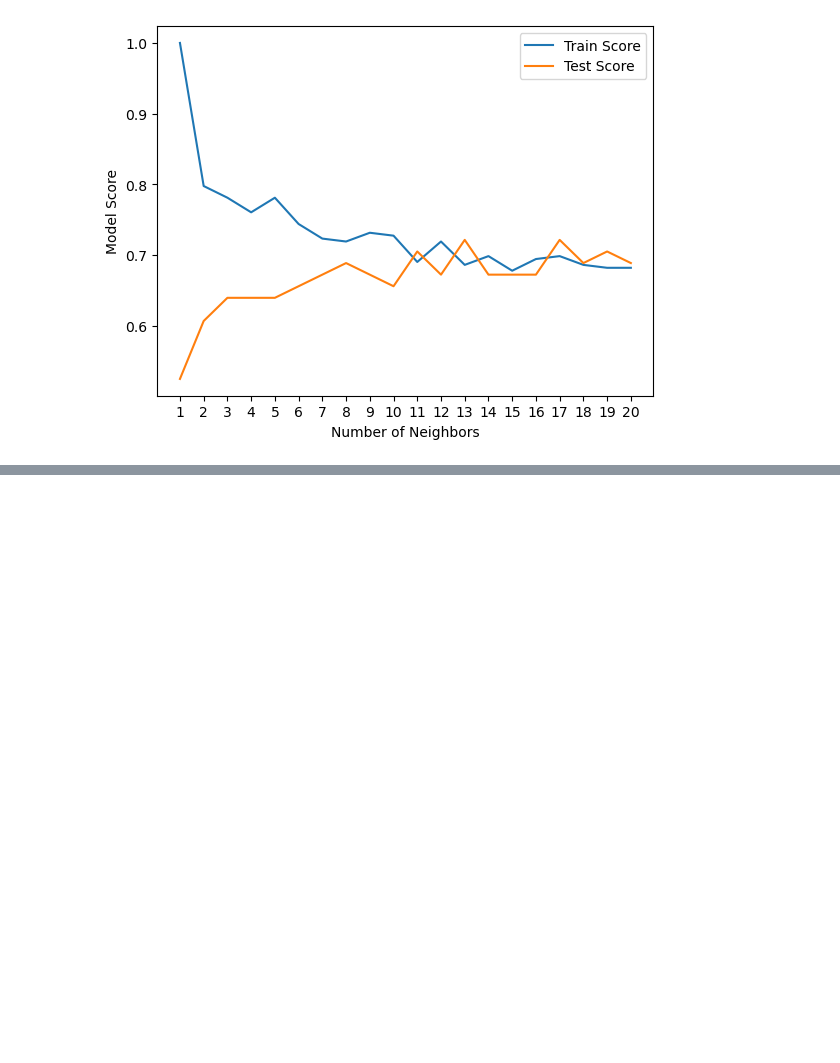
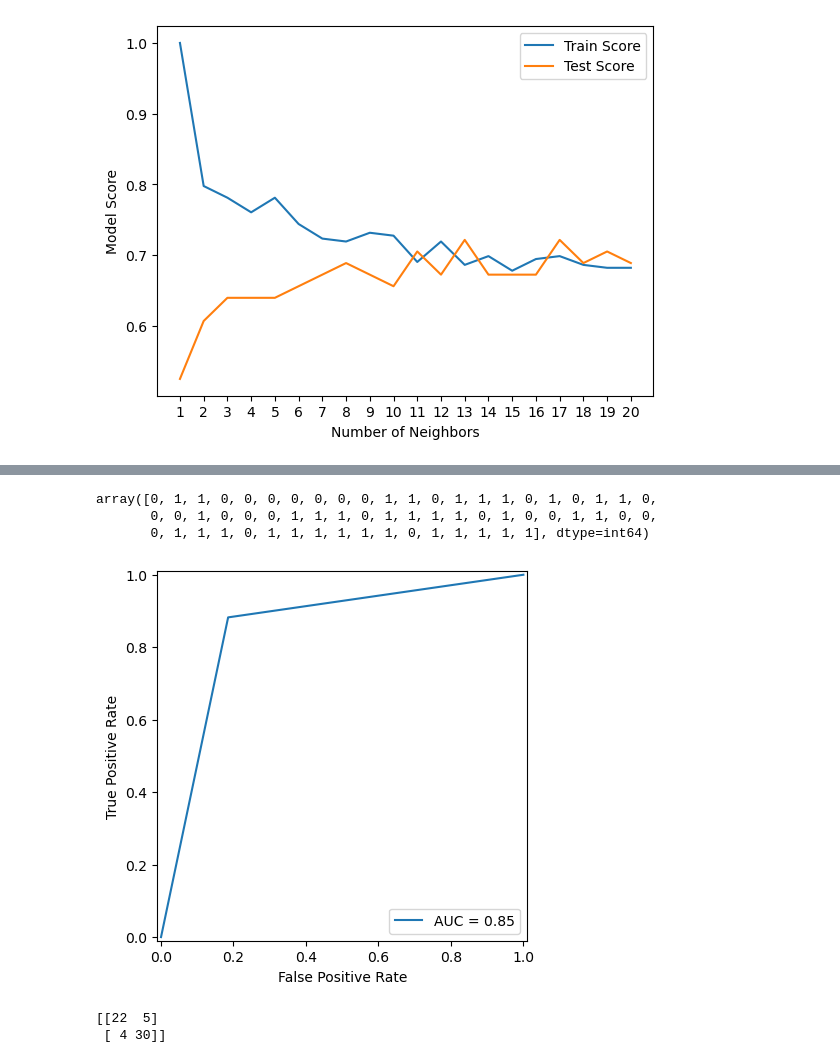
Before and after one commit to dnhan1707/heart_disease_prediction_proj, a Jupyter notebook: heart_prediction_model.ipynb, the cells around one changed output, grey strips where cells are left out. Saved outputs shown, nothing was run; the diff lists cells and outputs as text; code cells hidden in the pictures; blank space fills up the shorter version.

```diff
--- a/heart_prediction_model.ipynb
+++ b/heart_prediction_model.ipynb
@@ -450,0 +498,12 @@ Max KNN score on test data 72.13%
+# %%
+##Tuning RandomForestClassifir
+np.random.seed(0)
+
+# Setup hyperparameter for RandomForestClassifier
+rs_rf = RandomizedSearchCV(RandomForestClassifier(),
+                           param_distributions = rf_grid,
+                           cv = 5,
+                           n_iter = 20,
+                           verbose = True)
+
+rs_rf.fit(X_train, y_train)
@@ -450,0 +534,19 @@ Max KNN score on test data 72.13%
+# %%
+# Now we will use GridSearchCV
+
+np.random.seed(0)
+
+# 1) Create hyperparameter grid for LogisticRegression
+log_reg_grid = {
+    'C': np.logspace(-4, 4, 30),
+    'solver': ['liblinear']
+}
+
+gs_log_reg = GridSearchCV(
+    estimator = LogisticRegression(),
+    param_grid = log_reg_grid,
+    cv = 5,
+    verbose=True
+)
+
+gs_log_reg.fit(X_train, y_train)
@@ -450,0 +589,22 @@ Max KNN score on test data 72.13%
+# %%
+# Make prediction with tuned mode
+y_preds = gs_log_reg.predict(X_test)
+y_preds
+# %% [output]
+array([0, 1, 1, 0, 0, 0, 0, 0, 0, 0, 1, 1, 0, 1, 1, 1, 0, 1, 0, 1, 1, 0,
+       0, 0, 1, 0, 0, 0, 1, 1, 1, 0, 1, 1, 1, 1, 0, 1, 0, 0, 1, 1, 0, 0,
+       0, 1, 1, 1, 0, 1, 1, 1, 1, 1, 1, 0, 1, 1, 1, 1, 1], dtype=int64)
+# %%
+# Plot ROC curve and calculate the AUC metric
+fpr, tpr, threshold = roc_curve(y_test, y_preds)
+roc_auc = auc(fpr, tpr)
+roc_display = RocCurveDisplay(fpr=fpr, tpr=tpr, roc_auc=roc_auc)
+roc_display.plot();
+# %% [output]
+[figure, added]
+# %%
+# Confusion Matrix
+print(confusion_matrix(y_test, y_preds))
+# %% [output]
+[[22  5]
+ [ 4 30]]
```
Also changed, not shown: parts of 30 cells of this notebook.
